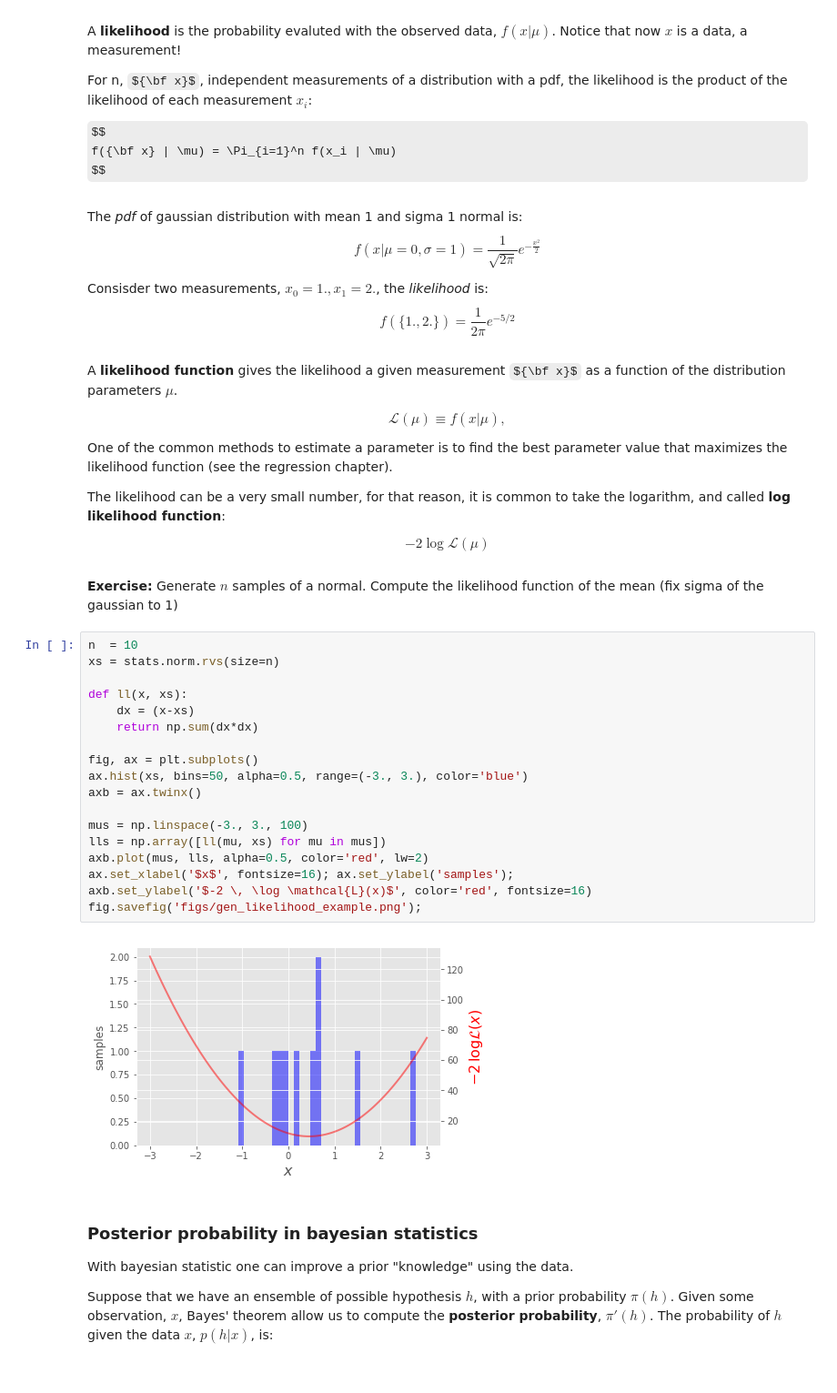
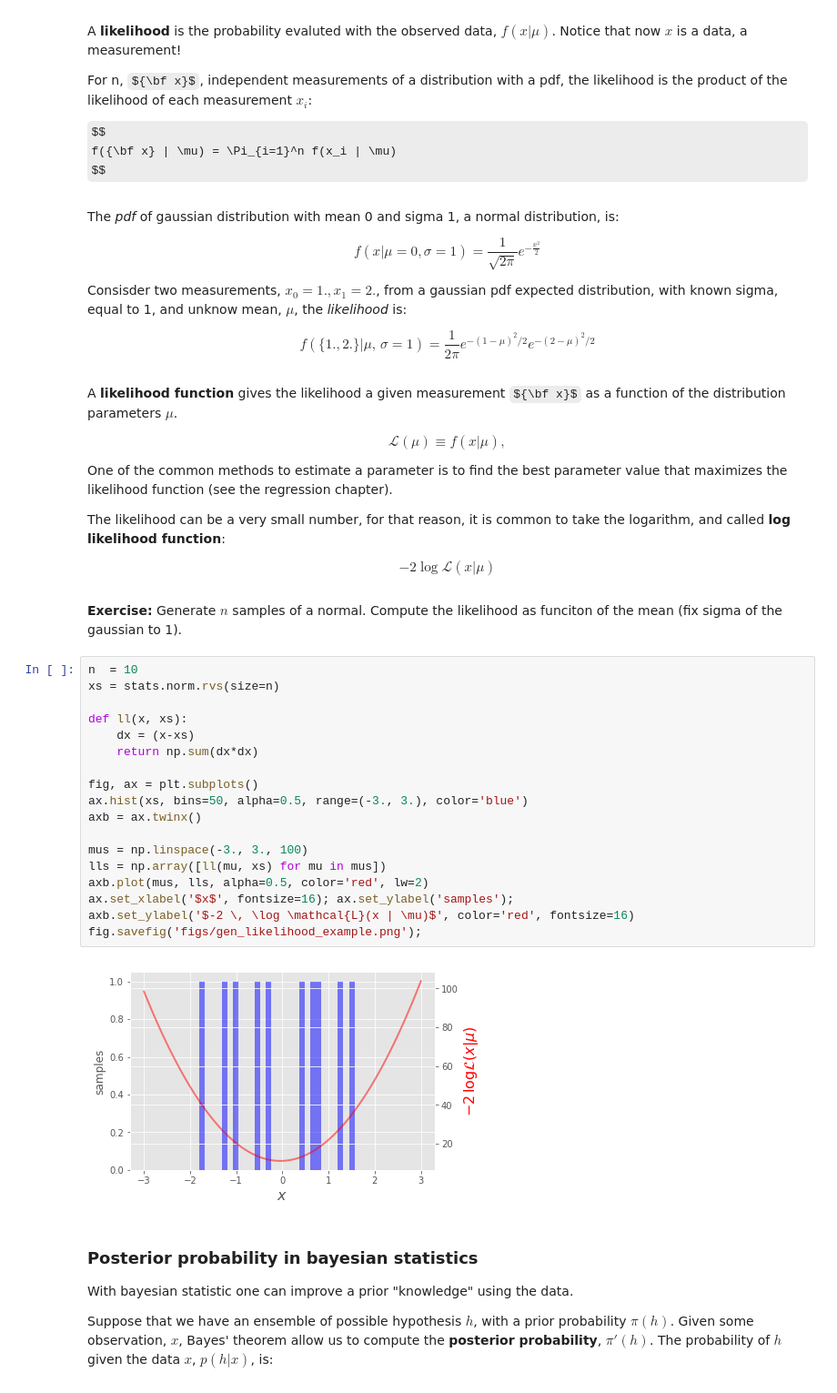
Before and after one commit to jahernando/uscdatanacourse, a Jupyter notebook: General.ipynb, the cells around one changed output. Shown at 91% size. Drawn from its saved outputs; the diff is of its cells as text; some formulas as TeX source.

Commit message:
about likelihood and pdfs

```diff
--- a/General.ipynb
+++ b/General.ipynb
@@ -291,14 +291,16 @@ f({\bf x} | \mu) = \Pi_{i=1}^n f(x_i | \mu)
 $$
 # %% [markdown]
 
-The *pdf* of gaussian distribution with mean 1 and sigma 1 normal is:
+The *pdf* of gaussian distribution with mean 0 and sigma 1, a normal distribution, is:
+
 $$
 f(x|\mu=0, \sigma=1) = \frac{1}{\sqrt{2\pi}} e^{-\frac{x^2}{2}}
 $$
 
-Consisder two measurements, $x_0=1., x_1=2.$, the *likelihood* is:
+Consisder two measurements, $x_0=1., x_1=2.$, from a gaussian pdf expected distribution, with known sigma, equal to 1, and unknow mean, $\mu$, the *likelihood* is:
+
 $$
-f(\{1., 2.\}) = \frac{1}{2\pi} e^{-5/2}
+f(\{1., 2.\} | \mu, \, \sigma = 1) = \frac{1}{2\pi} e^{-(1-\mu)^2/2} e^{-(2 - \mu)^2/2}
 $$
 # %% [markdown]
 
@@ -314,30 +316,30 @@ One of the common methods to estimate a parameter is to find the best parameter
 The likelihood can be a very small number, for that reason, it is common to take the logarithm, and called **log likelihood function**:
 
 $$
--2 \log \mathcal{L}(\mu)
+-2 \log \mathcal{L}(x |\mu)
 $$
 # %% [markdown]
-**Exercise:** Generate $n$ samples of a normal. Compute the likelihood function of the mean (fix sigma of the gaussian to 1)
+**Exercise:** Generate $n$ samples of a normal. Compute the likelihood as funciton of the mean (fix sigma of the gaussian to 1).
 # %%
 n  = 10
 xs = stats.norm.rvs(size=n)
 
 def ll(x, xs):
     dx = (x-xs)
     return np.sum(dx*dx)
 
 fig, ax = plt.subplots()
 ax.hist(xs, bins=50, alpha=0.5, range=(-3., 3.), color='blue')
 axb = ax.twinx()
 
 mus = np.linspace(-3., 3., 100)
 lls = np.array([ll(mu, xs) for mu in mus])
 axb.plot(mus, lls, alpha=0.5, color='red', lw=2)
 ax.set_xlabel('$x$', fontsize=16); ax.set_ylabel('samples');
-axb.set_ylabel('$-2 \, \log \mathcal{L}(x)$', color='red', fontsize=16)
+axb.set_ylabel('$-2 \, \log \mathcal{L}(x | \mu)$', color='red', fontsize=16)
 fig.savefig('figs/gen_likelihood_example.png');
 # %% [output]
-[figure, old version]
+[figure, new version]
 # %% [markdown]
 
 
```
Also changed, not shown: parts of 11 cells of this notebook.
